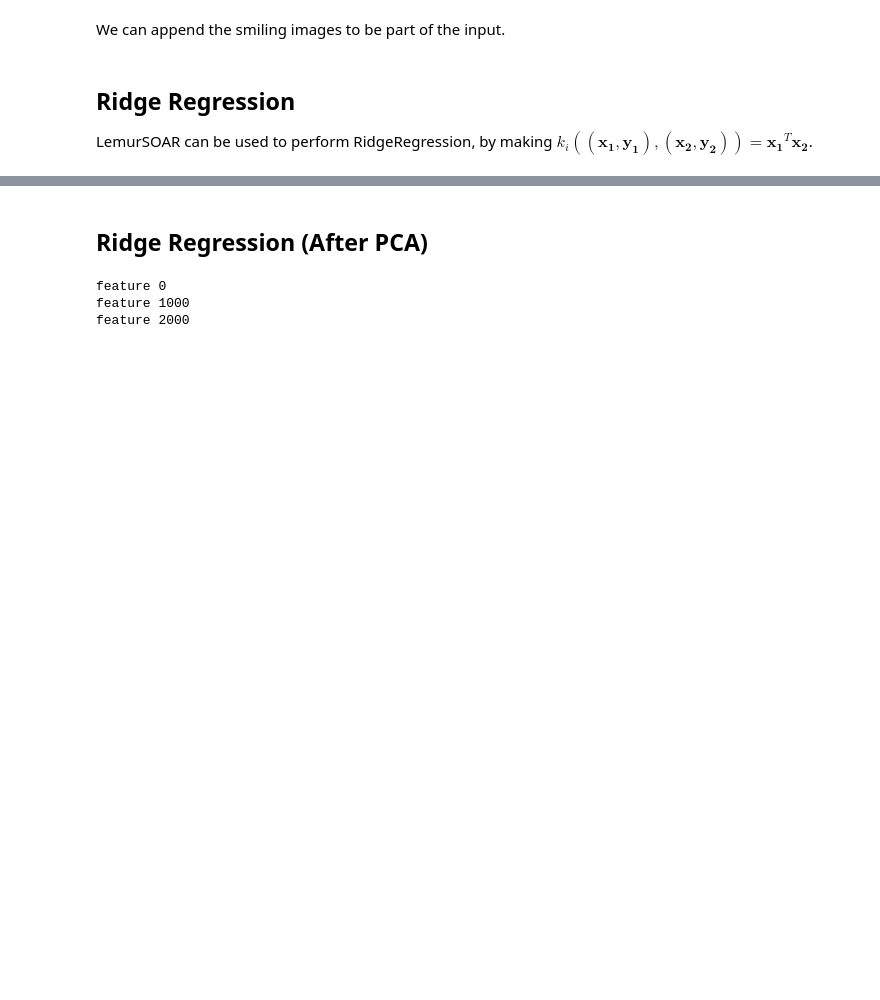
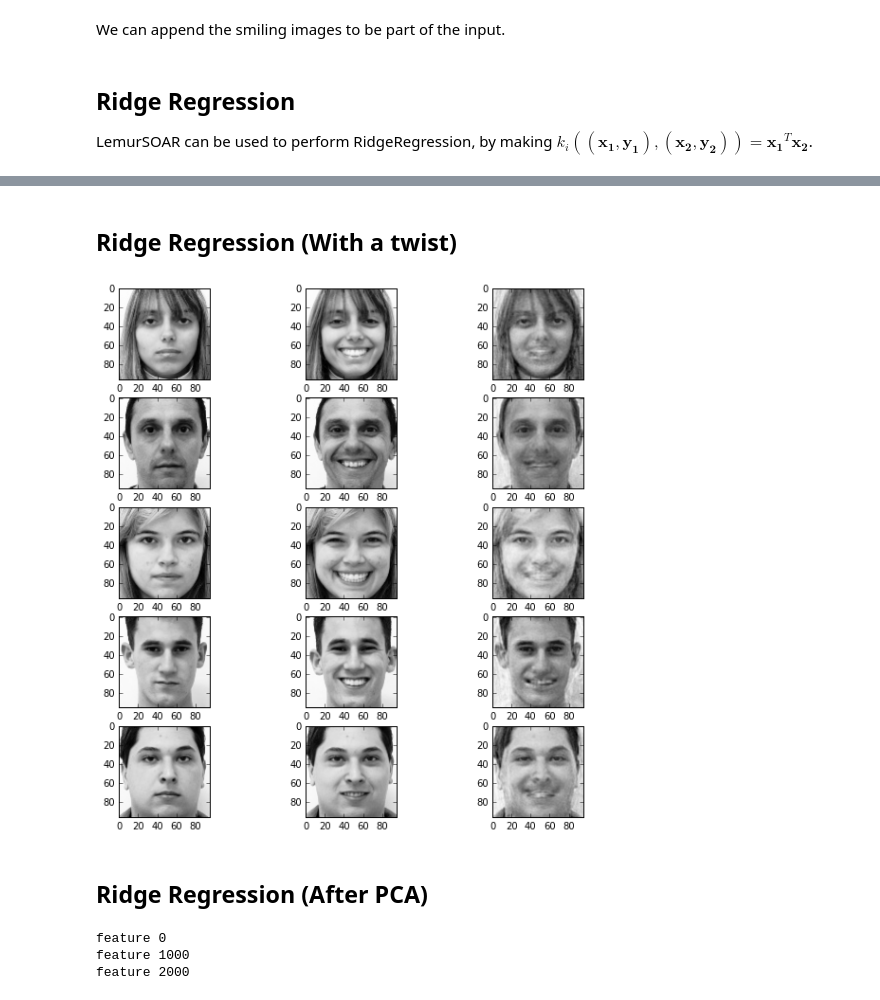
Before and after one commit to ehlemur-zz/BP, a Jupyter notebook: Structured Output Prediction (Faces).ipynb, the cells around one changed output, grey strips where cells are left out. Saved outputs shown, nothing was run; the diff lists cells and outputs as text; code cells hidden in the pictures; blank space fills up the shorter version.

```diff
--- a/Structured Output Prediction (Faces).ipynb
+++ b/Structured Output Prediction (Faces).ipynb
@@ -200,3 +200,13 @@ feature 9000
+# %% [markdown]
+## Ridge Regression (With a twist)
+# %%
+import sklearn.linear_model
+
+ridge = sklearn.linear_model.Ridge(alpha=10).fit(neutral_training_pca, smiling_training_pca - neutral_training_pca)
+ridge_predictions = (ridge.predict(neutral_test_pca) + neutral_test_pca).dot(V.T)
+lemur_util.plot_predictions(neutral_test, smiling_test, ridge_predictions)
+# %% [output]
+[figure, added]
 # %% [markdown]
 ## Ridge Regression (After PCA)
 # %%
```
Also changed, not shown: parts of 13 cells of this notebook.
